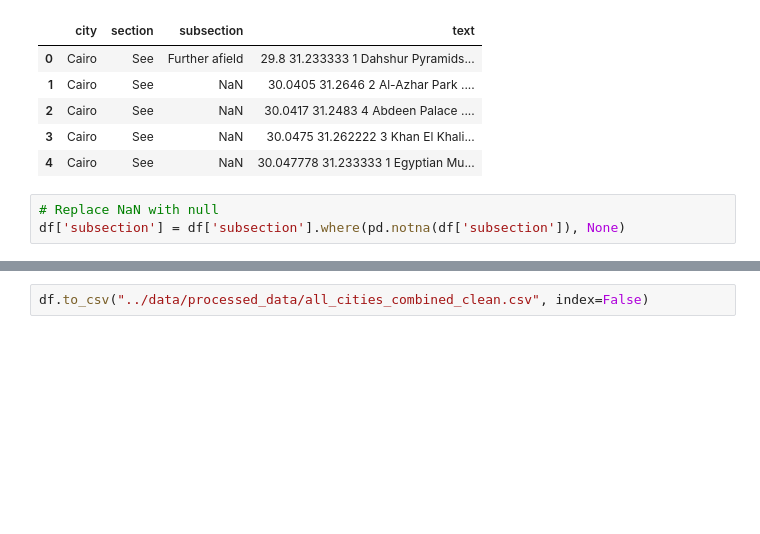
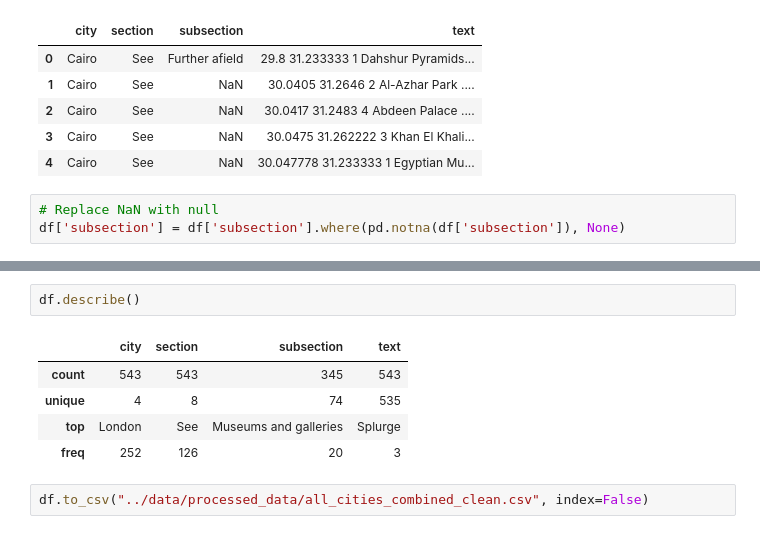
Before and after one commit to HagerAhmed/Musafir, a Jupyter notebook: notebooks/1. Ingest data.ipynb, the cells around one changed output, grey strips where cells are left out. Saved outputs shown, nothing was run; the diff lists cells and outputs as text; blank space fills up the shorter version.

```diff
--- a/notebooks/1. Ingest data.ipynb
+++ b/notebooks/1. Ingest data.ipynb
@@ -398,3 +414,11 @@ df['subsection'] = df['subsection'].where(pd.notna(df['subsection']), None)
+# %%
+df.describe()
+# %% [output]
+|  | city | section | subsection | text |
+| count | 543 | 543 | 345 | 543 |
+| unique | 4 | 8 | 74 | 535 |
+| top | London | See | Museums and galleries | Splurge |
+| freq | 252 | 126 | 20 | 3 |
 # %%
 df.to_csv("../data/processed_data/all_cities_combined_clean.csv", index=False)
 # %% [markdown]
```
Also changed, not shown: parts of 1 cell of this notebook.
